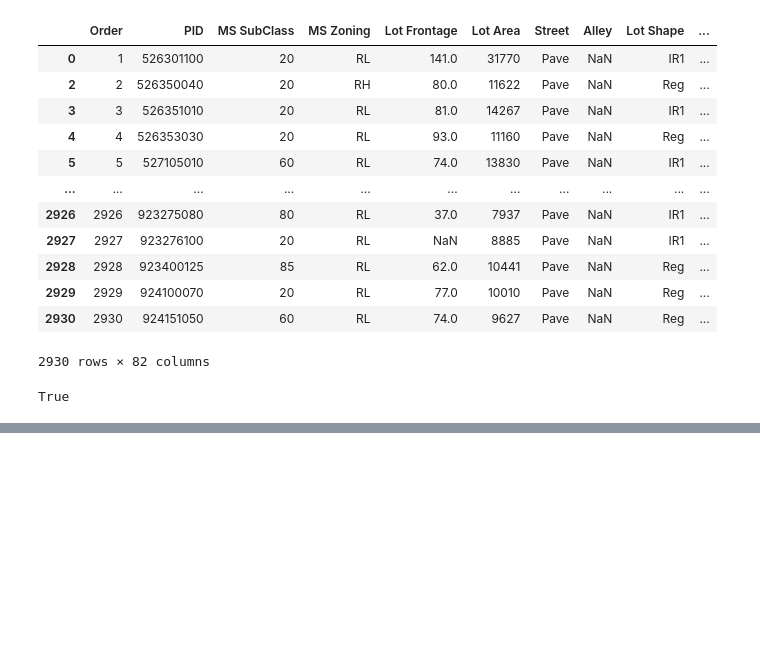
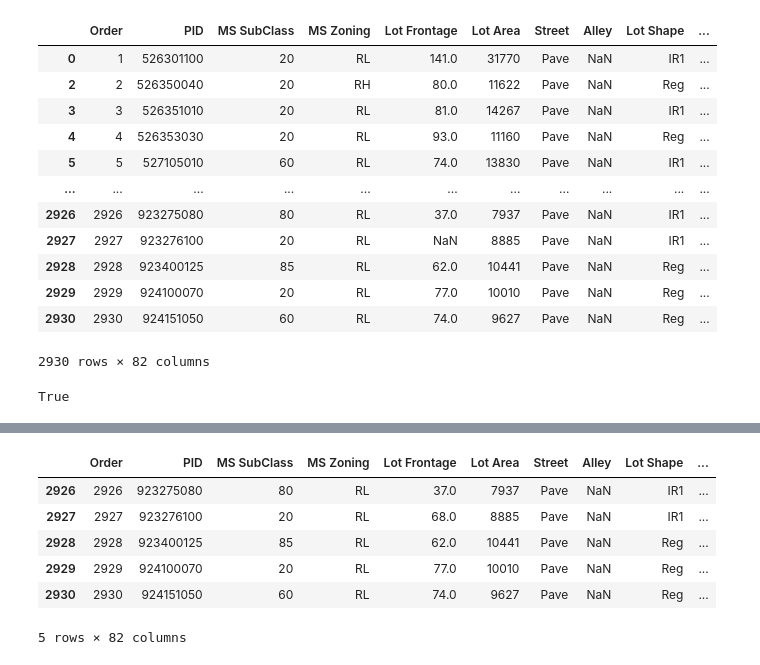
Before and after one commit to EngRidhoNet/machinelearning, a Jupyter notebook: Data-Cleaning.ipynb, the cells around one changed output, grey strips where cells are left out. Cells and saved outputs as stored; diff of their text form; code cells hidden in the pictures; blank space fills up the shorter version.

```diff
--- a/Data-Cleaning.ipynb
+++ b/Data-Cleaning.ipynb
@@ -209,0 +263,12 @@ True
+# %%
+housing['Lot Frontage'].fillna(median, inplace=True)
+# %%
+housing.tail()
+# %% [output]
+|  | Order | PID | MS SubClass | MS Zoning | Lot Frontage | Lot Area | Street | Alley | Lot Shape | ... |
+| 2926 | 2926 | 923275080 | 80 | RL | 37.0 | 7937 | Pave | NaN | IR1 | ... |
+| 2927 | 2927 | 923276100 | 20 | RL | 68.0 | 8885 | Pave | NaN | IR1 | ... |
+| 2928 | 2928 | 923400125 | 85 | RL | 62.0 | 10441 | Pave | NaN | Reg | ... |
+| 2929 | 2929 | 924100070 | 20 | RL | 77.0 | 10010 | Pave | NaN | Reg | ... |
+| 2930 | 2930 | 924151050 | 60 | RL | 74.0 | 9627 | Pave | NaN | Reg | ... |
+5 rows × 82 columns
```
Also changed, not shown: parts of 6 cells of this notebook.
